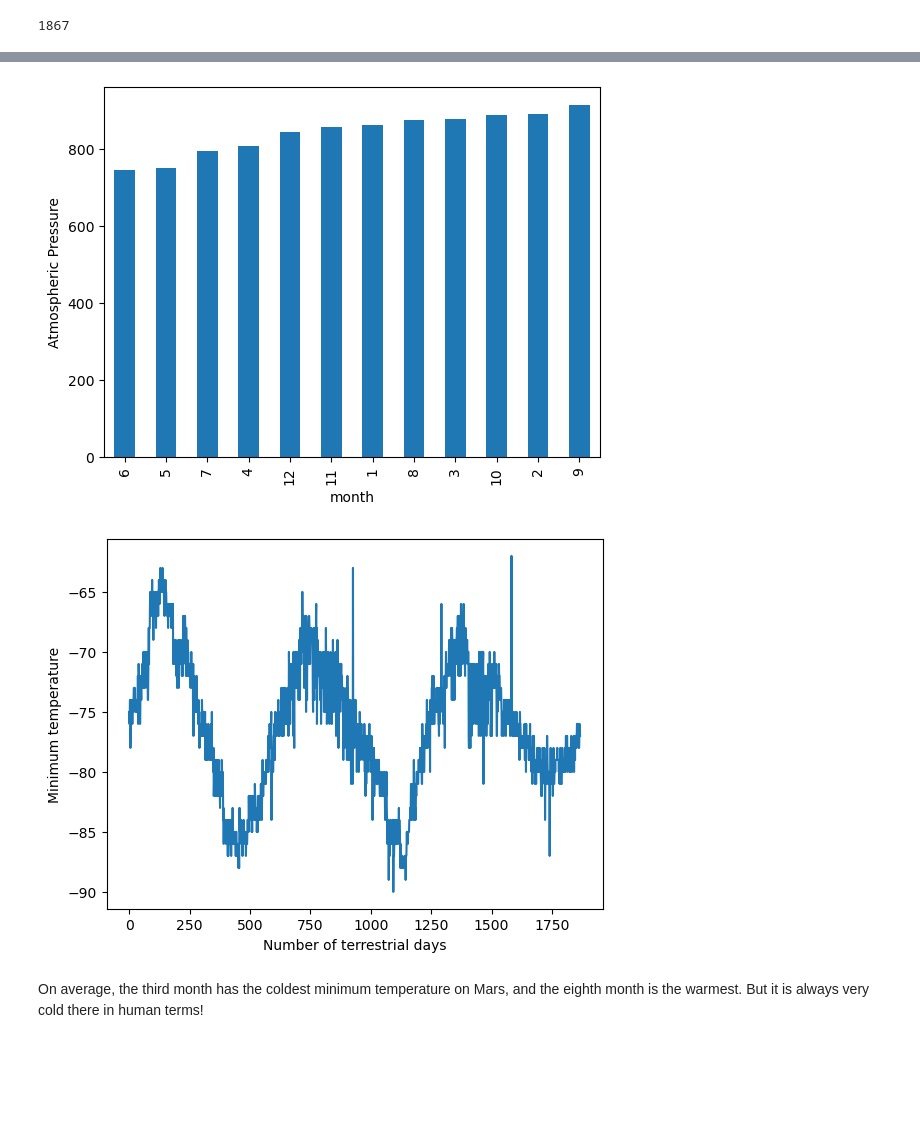
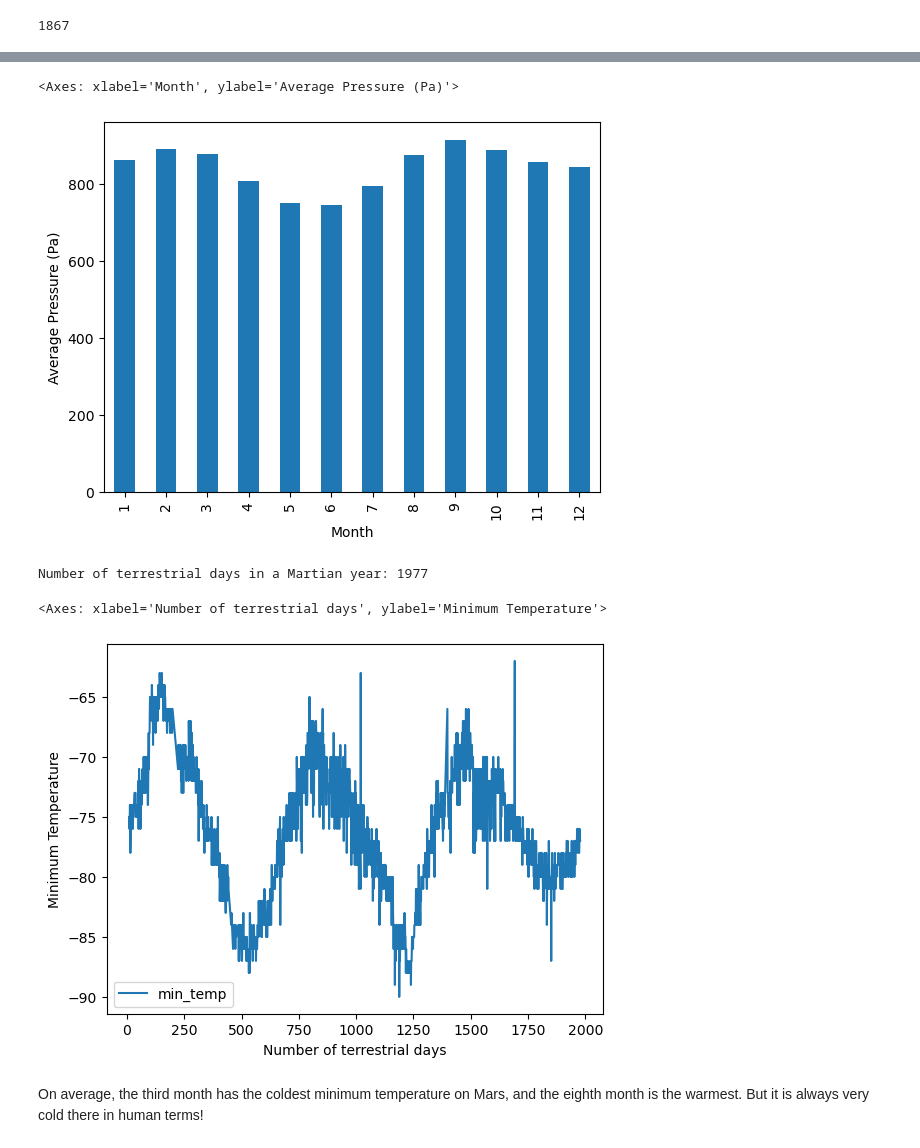
Before and after one commit to AquaBread/data-collection-challenge, a Jupyter notebook: part_2_mars_weather.ipynb, the cells around one changed output, grey strips where cells are left out. Saved outputs shown, nothing was run; the diff lists cells and outputs as text; code cells hidden in the pictures; blank space fills up the shorter version.

```diff
--- a/part_2_mars_weather.ipynb
+++ b/part_2_mars_weather.ipynb
@@ -31,5 +35,6 @@ Note that this can also be achieved by using the Pandas `read_html` function. Ho
 # %%
 # Extract all rows of data
+table = soup.find('table')
 # %% [markdown]
 ### Step 3: Store the Data
 
@@ -49,4 +50,21 @@ Assemble the scraped data into a Pandas DataFrame. The columns should have the s
+# %%
+# Create an empty list
+data = []
+# Loop through the scraped data to create a list of rows
+for row in table.find_all('tr')[1:]:  # Skip the header row
+    cols = row.find_all('td')
+    mars_data = {
+        'id': int(cols[0].text),
+        'terrestrial_date': cols[1].text,
+        'sol': int(cols[2].text),
+        'ls': float(cols[3].text),
+        'month': cols[4].text,
+        'min_temp': float(cols[5].text),
+        'pressure': float(cols[6].text),
+    }
+    data.append(mars_data)
 # %%
 # Create a Pandas DataFrame by using the list of rows and a list of the column names
+mars_df = pd.DataFrame(data)
 # %%
 # Confirm DataFrame was created successfully
@@ -79,2 +103,7 @@ dtype: object
+# %%
+# Change data types for data analysis
+mars_df['terrestrial_date'] = pd.to_datetime(mars_df['terrestrial_date'])
+mars_df['ls'] = mars_df['ls'].astype(int)
+mars_df['month'] = mars_df['month'].astype(int)
 # %%
 # Confirm type changes were successful by examining data types again
@@ -167,12 +207,20 @@ month
 Name: pressure, dtype: float64
 # %%
 # Plot the average pressure by month
+average_pressure.plot(kind='bar', xlabel='Month', ylabel='Average Pressure (Pa)')
 # %% [output]
+<Axes: xlabel='Month', ylabel='Average Pressure (Pa)'>
-[figure, old version]
+[figure, new version]
 # %%
 # 5. How many terrestrial (earth) days are there in a Martian year?
+earth_days_in_martian_year = mars_df['sol'].max()
+print("Number of terrestrial days in a Martian year:", earth_days_in_martian_year)
+
+mars_df.plot(x='sol', y='min_temp', xlabel='Number of terrestrial days', ylabel='Minimum Temperature')
 # %% [output]
+Number of terrestrial days in a Martian year: 1977
+<Axes: xlabel='Number of terrestrial days', ylabel='Minimum Temperature'>
-[figure, old version]
+[figure, new version]
 # %% [markdown]
 On average, the third month has the coldest minimum temperature on Mars, and the eighth month is the warmest. But it is always very cold there in human terms!
 # %% [markdown]
```
Also changed, not shown: parts of 15 cells of this notebook, 1 other file.
